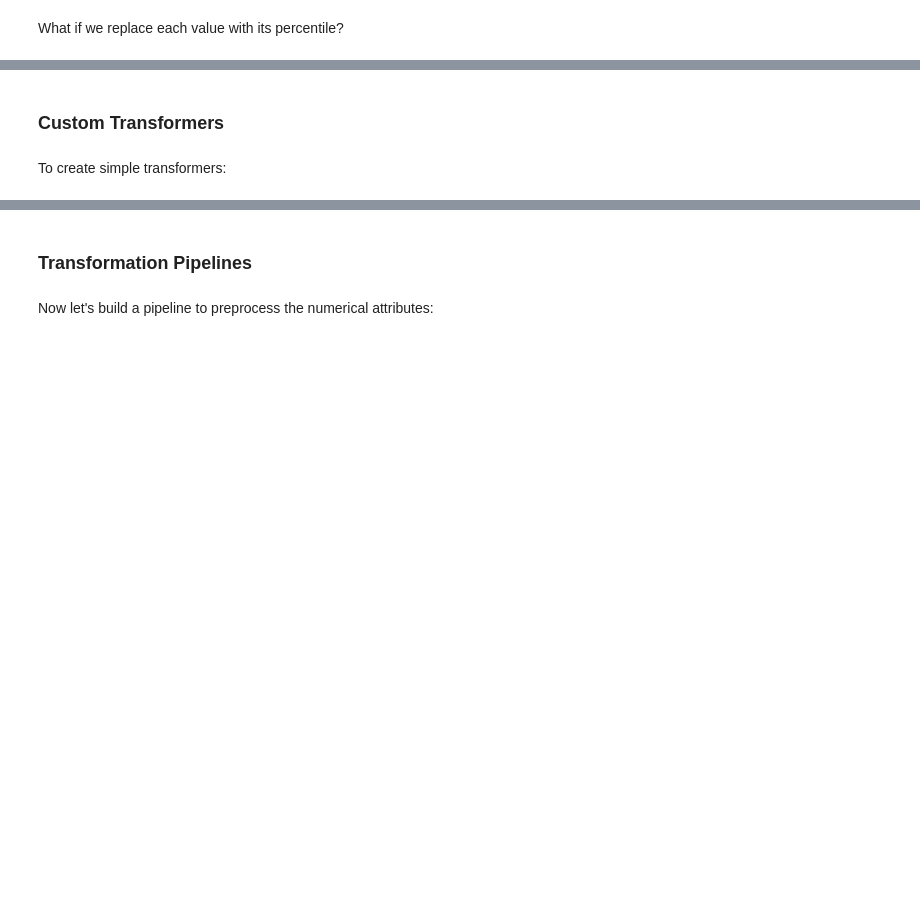
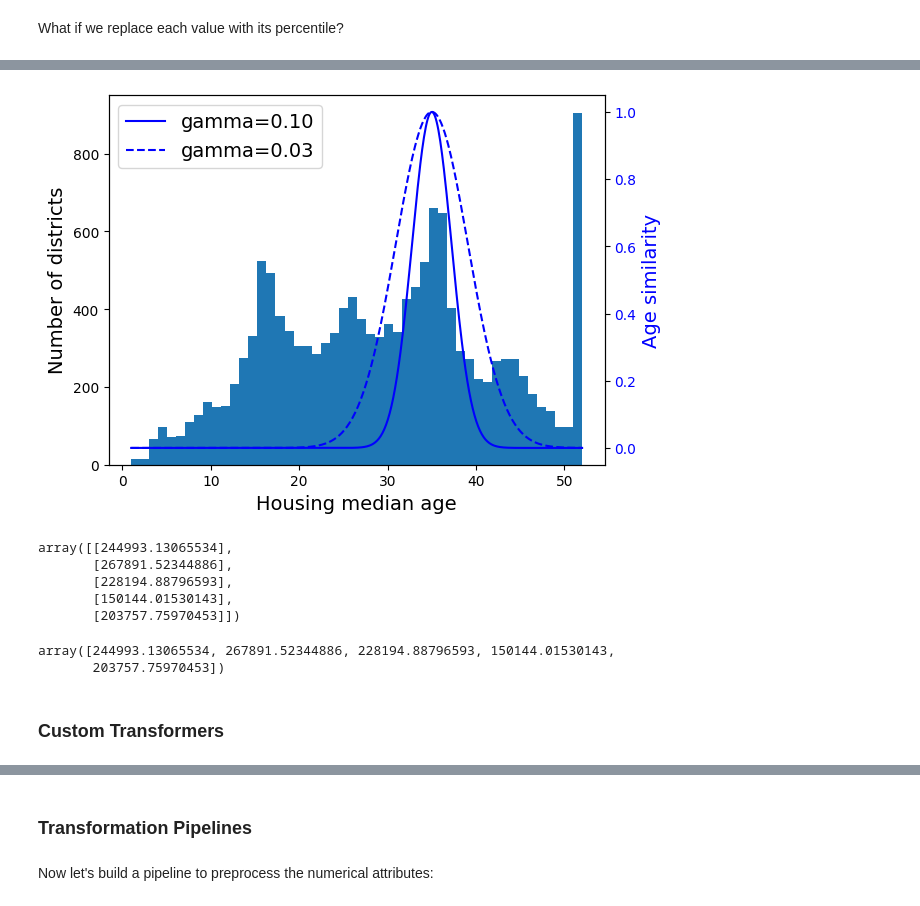
Before and after one commit to leslie-zi-pan/handson-ml3, a Jupyter notebook: 02_end_to_end_machine_learning_project.ipynb, the cells around one changed output, grey strips where cells are left out. Saved outputs shown, nothing was run; the diff lists cells and outputs as text; code cells hidden in the pictures; blank space fills up the shorter version.

```diff
--- a/02_end_to_end_machine_learning_project.ipynb
+++ b/02_end_to_end_machine_learning_project.ipynb
@@ -515,39 +668,47 @@ age_simil_35 = rbf_kernel(housing[["housing_median_age"]], [[35]], gamma=0.1)
+# %%
+# Check RBF visually
+ages = np.linspace(X_train.housing_median_age.min(),
+                  X_train.housing_median_age.max(),
+                  500).reshape(-1, 1)
+
+gamma1 = 0.1
+gamma2 = 0.03
+
+rbf1 = rbf_kernel(ages, [[35]], gamma=gamma1)
+rbf2 = rbf_kernel(ages, [[35]], gamma=gamma2)
 # %%
-# extra code – this cell generates Figure 2–18
-
-ages = np.linspace(housing["housing_median_age"].min(),
-                   housing["housing_median_age"].max(),
-                   500).reshape(-1, 1)
-gamma1 = 0.1
-gamma2 = 0.03
-rbf1 = rbf_kernel(ages, [[35]], gamma=gamma1)
-rbf2 = rbf_kernel(ages, [[35]], gamma=gamma2)
-
 fig, ax1 = plt.subplots()
 
 ax1.set_xlabel("Housing median age")
 ax1.set_ylabel("Number of districts")
-ax1.hist(housing["housing_median_age"], bins=50)
+ax1.hist(X_train["housing_median_age"], bins=50)
 
-ax2 = ax1.twinx()  # create a twin axis that shares the same x-axis
+ax2 = ax1.twinx()
 color = "blue"
-ax2.plot(ages, rbf1, color=color, label="gamma = 0.10")
-ax2.plot(ages, rbf2, color=color, label="gamma = 0.03", linestyle="--")
+ax2.plot(ages, rbf1, color=color, label="gamma=0.10")
+ax2.plot(ages, rbf2, color=color, label="gamma=0.03", linestyle="--")
 ax2.tick_params(axis='y', labelcolor=color)
 ax2.set_ylabel("Age similarity", color=color)
 
 plt.legend(loc="upper left")
-save_fig("age_similarity_plot")
 plt.show()
+# %% [output]
+[figure, added]
 # %%
-from sklearn.linear_model import LinearRegression
-
+# We might need to standard scale the labels too. Sklearn provides inverse scaling capabilities
 target_scaler = StandardScaler()
-scaled_labels = target_scaler.fit_transform(housing_labels.to_frame())
+scaled_labels = target_scaler.fit_transform(y_train.to_frame())
 
 model = LinearRegression()
-model.fit(housing[["median_income"]], scaled_labels)
-some_new_data = housing[["median_income"]].iloc[:5]  # pretend this is new data
+model.fit(X_train[["median_income"]], scaled_labels)
+some_new_data = X_train[["median_income"]].iloc[:5] # pretend this is new data
 
 scaled_predictions = model.predict(some_new_data)
 predictions = target_scaler.inverse_transform(scaled_predictions)
+predictions
+# %% [output]
+array([[244993.13065534],
+       [267891.52344886],
+       [228194.88796593],
+       [150144.01530143],
+       [203757.75970453]])
@@ -556,7 +715,11 @@ predictions
 # %%
-from sklearn.compose import TransformedTargetRegressor
-
+# Transformed target regressor can do this in one go
 model = TransformedTargetRegressor(LinearRegression(),
                                    transformer=StandardScaler())
-model.fit(housing[["median_income"]], housing_labels)
-predictions = model.predict(some_new_data)
+
+model.fit(X_train[["median_income"]], y_train)
+predicitons = model.predict(some_new_data)
+predicitons
+# %% [output]
+array([244993.13065534, 267891.52344886, 228194.88796593, 150144.01530143,
+       203757.75970453])
@@ -565,4 +726,2 @@ predictions
 # %% [markdown]
 ### Custom Transformers
-# %% [markdown]
-To create simple transformers:
```
Also changed, not shown: parts of 69 cells of this notebook.
